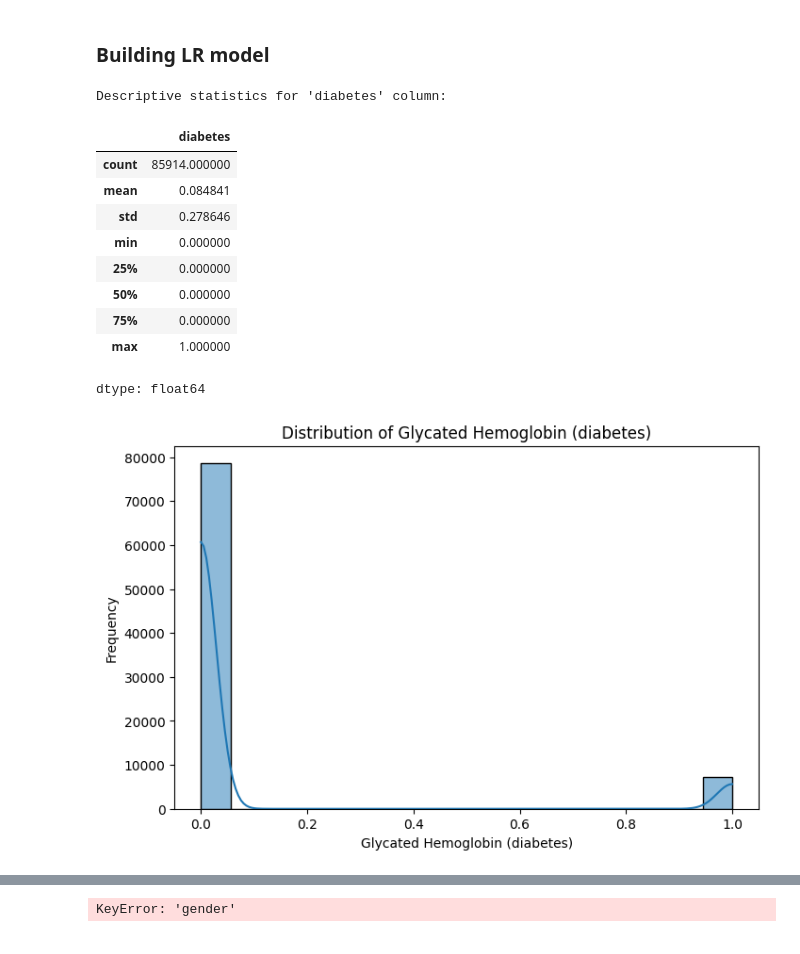
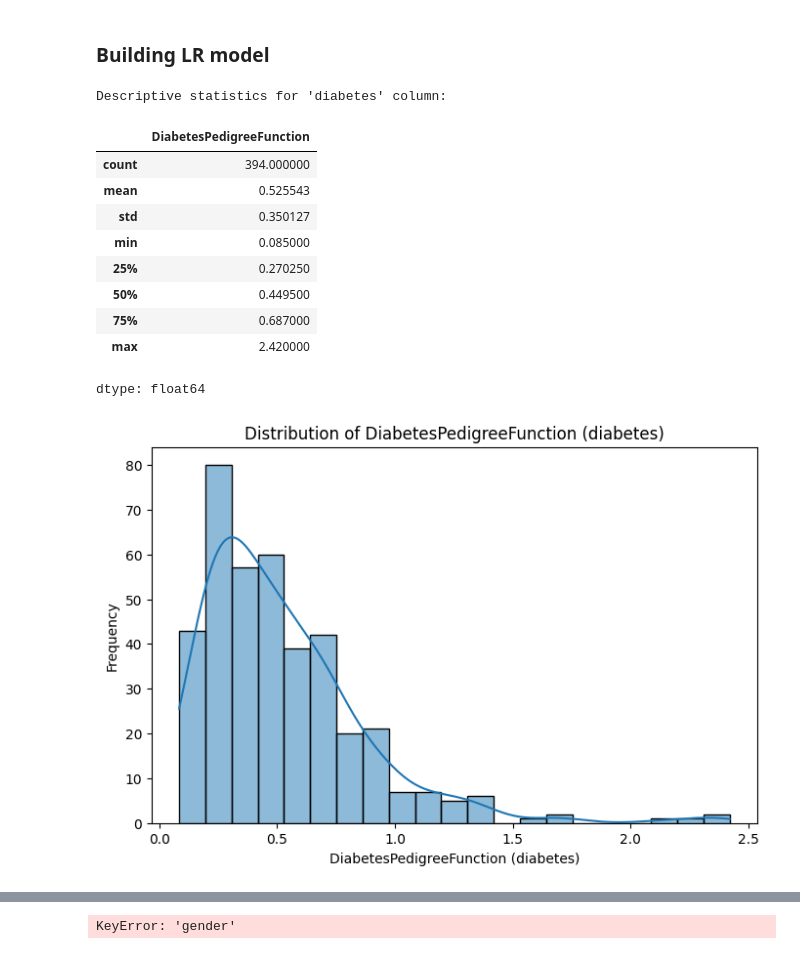
Before and after one commit to Thaer-F-Ali/Logistitc_Regression_Implimitation, a Jupyter notebook: logistic_regression_implimintaion.ipynb, the cells around one changed output, grey strips where cells are left out. Drawn from its saved outputs; the diff is of its cells as text; code cells hidden in the pictures.

```diff
--- a/logistic_regression_implimintaion.ipynb
+++ b/logistic_regression_implimintaion.ipynb
@@ -134,6 +134,6 @@ init_notebook_mode(connected=True)
 # %%
 # 1. Importing dataset
 # Please upload 'diabetes.csv' to your Colab session, or provide the correct path.
-diab_data= pd.read_csv('/content/sample_data/UK_biobank_diabetes_prediction_dataset.csv')
+diab_data= pd.read_csv('/content/sample_data/Db.csv')
 diab_data.head()
 # %% [output]
@@ -146,5 +146,5 @@ diab_data.head()
 # %%
 # Rename the boood_glucose_level to glyhd
-diab_data = diab_data.rename(columns={'blood_glucose_level': 'glyhb'})
+diab_data = diab_data.rename(columns={'Outcome': 'glyhb'})
 diab_data.head()
 # %% [output]
@@ -179,29 +179,29 @@ memory usage: 5.9+ MB
 # %%
 # 2.Understanding the 'diabetes' column
 # Display descriptive statistics for 'diabetes'
 print("Descriptive statistics for 'diabetes' column:")
-display(diab_data['diabetes'].describe())
+display(diab_data['DiabetesPedigreeFunction'].describe())
 
 # Visualize the distribution of 'glyhd'
 plt.figure(figsize=(8, 5))
-sns.histplot(diab_data['diabetes'], kde=True)
-plt.title('Distribution of Glycated Hemoglobin (diabetes)')
-plt.xlabel('Glycated Hemoglobin (diabetes)')
+sns.histplot(diab_data['DiabetesPedigreeFunction'], kde=True)
+plt.title('Distribution of DiabetesPedigreeFunction (diabetes)')
+plt.xlabel('DiabetesPedigreeFunction (diabetes)')
 plt.ylabel('Frequency')
 plt.show()
 # %% [output]
 Descriptive statistics for 'diabetes' column:
-|  | diabetes |
-| count | 85914.000000 |
-| mean | 0.084841 |
-| std | 0.278646 |
-| min | 0.000000 |
-| 25% | 0.000000 |
-| 50% | 0.000000 |
-| 75% | 0.000000 |
-| max | 1.000000 |
+|  | DiabetesPedigreeFunction |
+| count | 394.000000 |
+| mean | 0.525543 |
+| std | 0.350127 |
+| min | 0.085000 |
+| 25% | 0.270250 |
+| 50% | 0.449500 |
+| 75% | 0.687000 |
+| max | 2.420000 |
 dtype: float64
-[figure, old version]
+[figure, new version]
 # %%
 diab_data
 # %%
```
Also changed, not shown: parts of 14 cells of this notebook.
